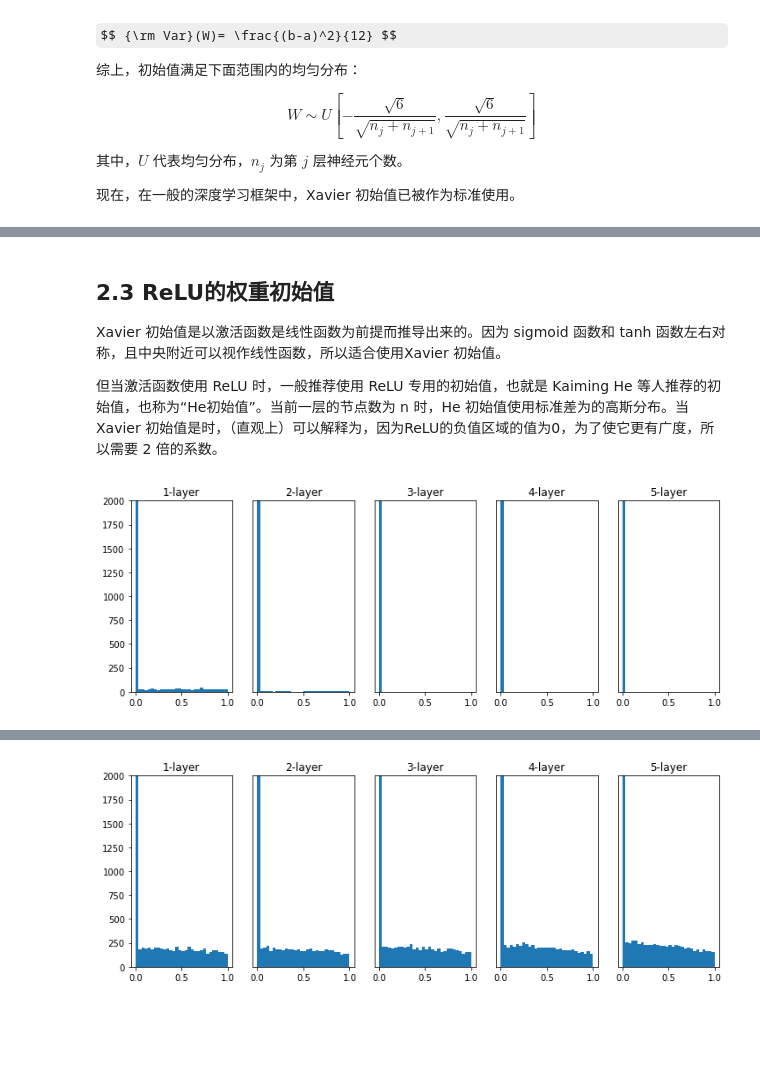
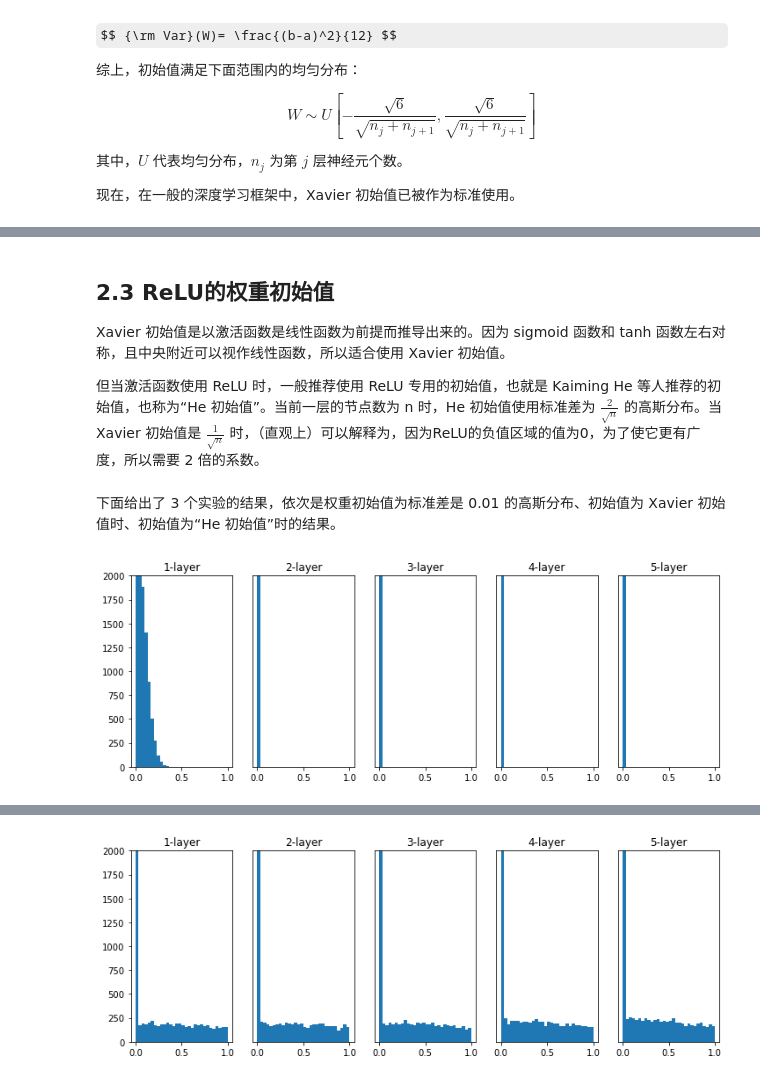
Before and after one commit to advancedprogramming2021/python-deep-learning, a Jupyter notebook: 12.Optimization_and_regularization.ipynb, the cells around one changed output, grey strips where cells are left out. Drawn from its saved outputs; the diff is of its cells as text; code cells hidden in the pictures; some formulas as TeX source; blank space fills up the shorter version.

```diff
--- a/12.Optimization_and_regularization.ipynb
+++ b/12.Optimization_and_regularization.ipynb
@@ -333,14 +333,17 @@ draw_output(w, sigmoid)
 # %% [markdown]
 ## 2.3 ReLU的权重初始值
 
-Xavier 初始值是以激活函数是线性函数为前提而推导出来的。因为 sigmoid 函数和 tanh 函数左右对称，且中央附近可以视作线性函数，所以适合使用Xavier 初始值。
+Xavier 初始值是以激活函数是线性函数为前提而推导出来的。因为 sigmoid 函数和 tanh 函数左右对称，且中央附近可以视作线性函数，所以适合使用 Xavier 初始值。
 
-但当激活函数使用 ReLU 时，一般推荐使用 ReLU 专用的初始值，也就是 Kaiming He 等人推荐的初始值，也称为“He初始值”。当前一层的节点数为 n 时，He 初始值使用标准差为的高斯分布。当 Xavier 初始值是时，（直观上）可以解释为，因为ReLU的负值区域的值为0，为了使它更有广度，所以需要 2 倍的系数。
+但当激活函数使用 ReLU 时，一般推荐使用 ReLU 专用的初始值，也就是 Kaiming He 等人推荐的初始值，也称为“He 初始值”。当前一层的节点数为 n 时，He 初始值使用标准差为 $\frac{2}{\sqrt{n}}$ 的高斯分布。当 Xavier 初始值是 $\frac{1}{\sqrt{n}}$ 时，（直观上）可以解释为，因为ReLU的负值区域的值为0，为了使它更有广度，所以需要 2 倍的系数。
+# %% [markdown]
+下面给出了 3 个实验的结果，依次是权重初始值为标准差是 0.01 的高斯分布、初始值为 Xavier 初始值时、初始值为“He 初始值”时的结果。
 # %%
-w = np.random.randn(node_num, node_num)
+# std = 0.01
+w = np.random.randn(node_num, node_num) * 0.01
 draw_output(w, ReLU)
 # %% [output]
-[figure, old version]
+[figure, new version]
 # %%
 # Xavier initialization
 w = np.random.randn(node_num, node_num) * np.sqrt(1.0 / node_num)
```
Also changed, not shown: parts of 9 cells of this notebook, 5 other files.
